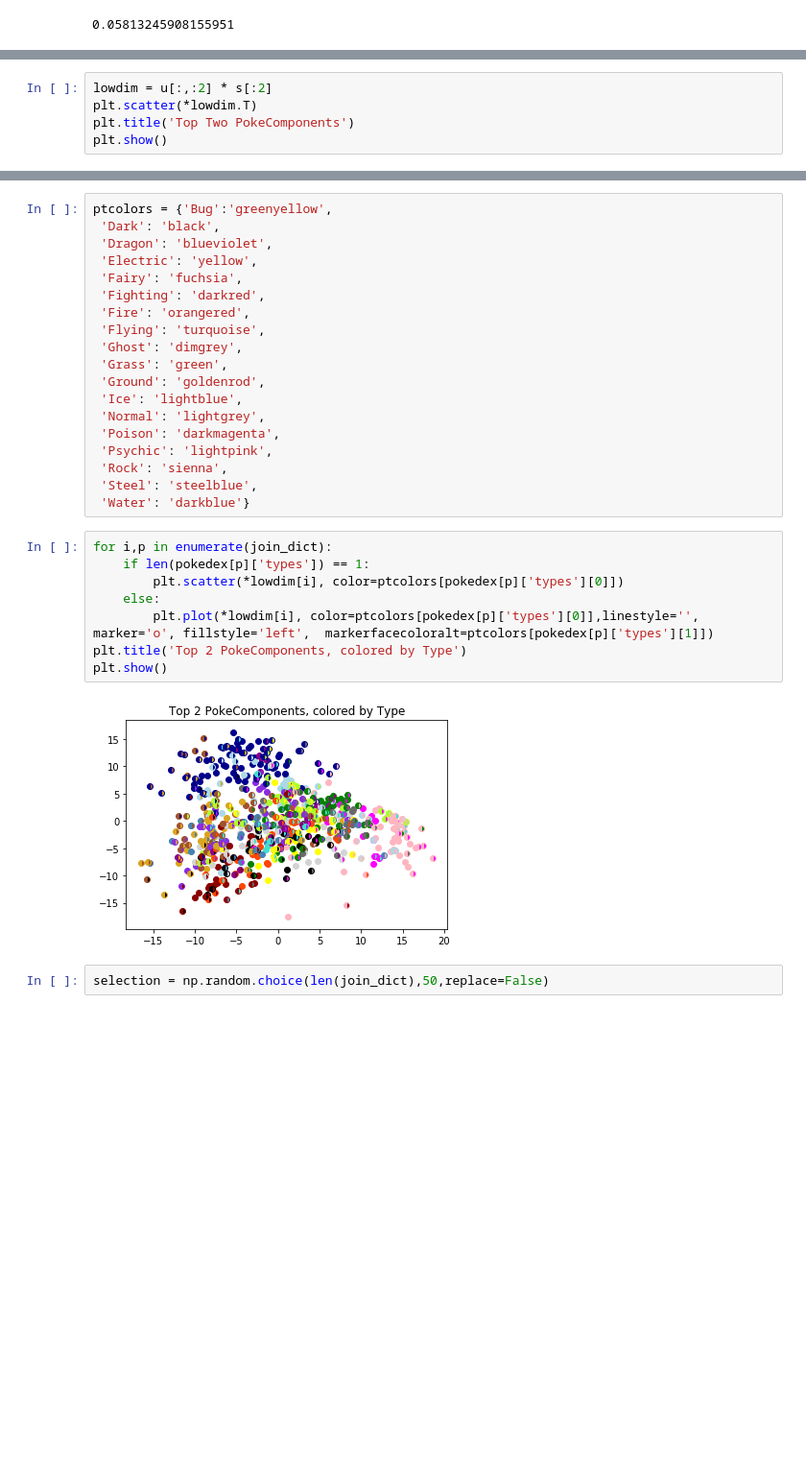
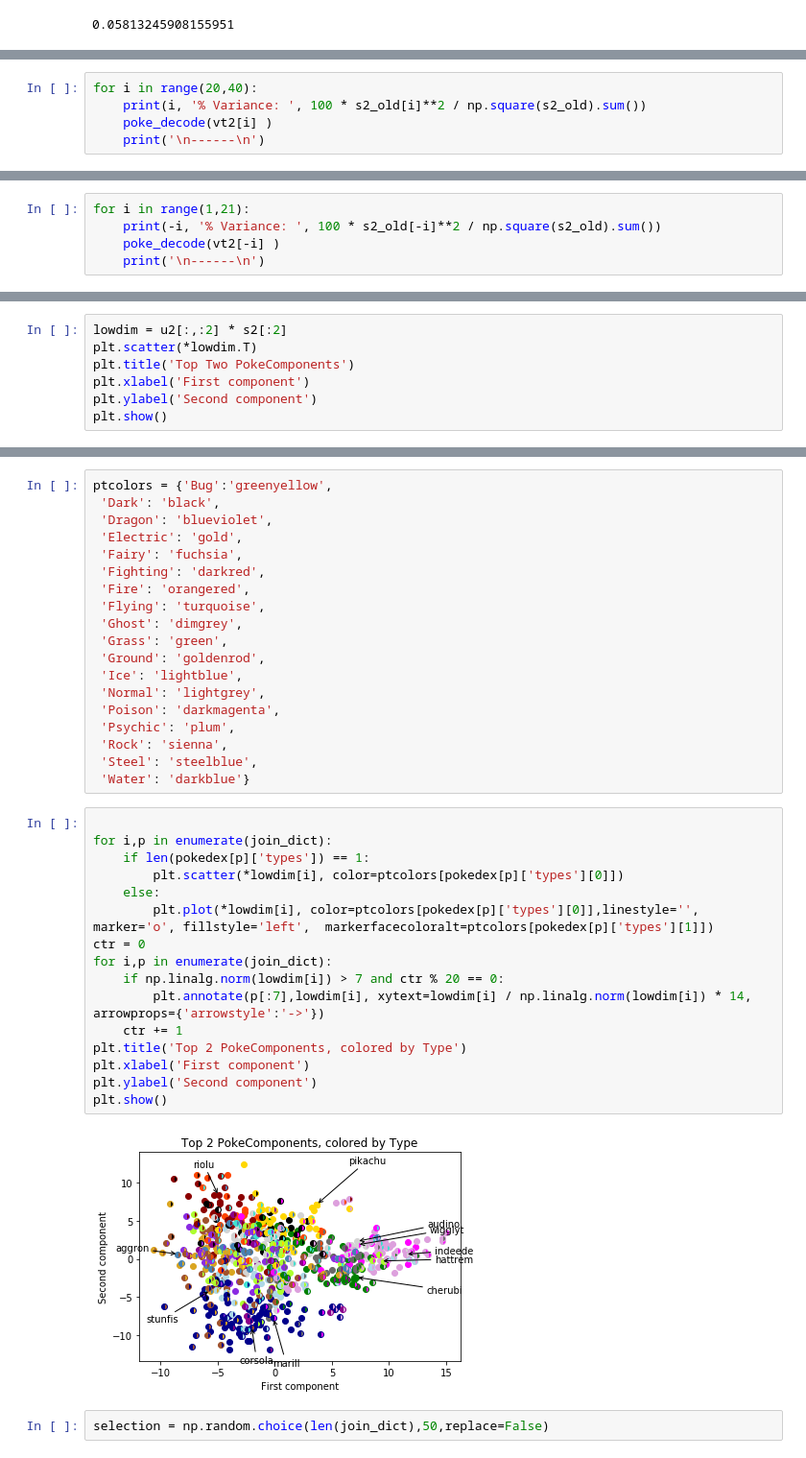
Before and after one commit to Patrisimo/PokeML, a Jupyter notebook: pokemon.ipynb, the cells around one changed output, grey strips where cells are left out. Shown at 96% size. Drawn from its saved outputs; the diff is of its cells as text; blank space fills up the shorter version.

```diff
--- a/pokemon.ipynb
+++ b/pokemon.ipynb
@@ -309,2 +666,7 @@ Stats
 
 ------
+# %%
+for i in range(20,40):
+    print(i, '% Variance: ', 100 * s2_old[i]**2 / np.square(s2_old).sum())
+    poke_decode(vt2[i] )
+    print('\n------\n')
@@ -310,0 +691,5 @@ Stats
+# %%
+for i in range(1,21):
+    print(-i, '% Variance: ', 100 * s2_old[-i]**2 / np.square(s2_old).sum())
+    poke_decode(vt2[-i] )
+    print('\n------\n')
@@ -311,6 +714,8 @@ Stats
 # %%
-lowdim = u[:,:2] * s[:2]
+lowdim = u2[:,:2] * s2[:2]
 plt.scatter(*lowdim.T)
 plt.title('Top Two PokeComponents')
+plt.xlabel('First component')
+plt.ylabel('Second component')
 plt.show()
 # %% [output]
@@ -319,7 +724,7 @@ plt.show()
 ptcolors = {'Bug':'greenyellow',
  'Dark': 'black',
  'Dragon': 'blueviolet',
- 'Electric': 'yellow',
+ 'Electric': 'gold',
  'Fairy': 'fuchsia',
  'Fighting': 'darkred',
  'Fire': 'orangered',
@@ -330,20 +735,28 @@ ptcolors = {'Bug':'greenyellow',
  'Ice': 'lightblue',
  'Normal': 'lightgrey',
  'Poison': 'darkmagenta',
- 'Psychic': 'lightpink',
+ 'Psychic': 'plum',
  'Rock': 'sienna',
  'Steel': 'steelblue',
  'Water': 'darkblue'}
 # %%
+
 for i,p in enumerate(join_dict):
     if len(pokedex[p]['types']) == 1:
         plt.scatter(*lowdim[i], color=ptcolors[pokedex[p]['types'][0]])
     else:
         plt.plot(*lowdim[i], color=ptcolors[pokedex[p]['types'][0]],linestyle='', marker='o', fillstyle='left',  markerfacecoloralt=ptcolors[pokedex[p]['types'][1]])
+ctr = 0
+for i,p in enumerate(join_dict):
+    if np.linalg.norm(lowdim[i]) > 7 and ctr % 20 == 0:
+        plt.annotate(p[:7],lowdim[i], xytext=lowdim[i] / np.linalg.norm(lowdim[i]) * 14, arrowprops={'arrowstyle':'->'})
+    ctr += 1
 plt.title('Top 2 PokeComponents, colored by Type')
+plt.xlabel('First component')
+plt.ylabel('Second component')
 plt.show()
 # %% [output]
-[figure, old version]
+[figure, new version]
 # %%
 selection = np.random.choice(len(join_dict),50,replace=False)
 # %%
```
Also changed, not shown: parts of 41 cells of this notebook.
